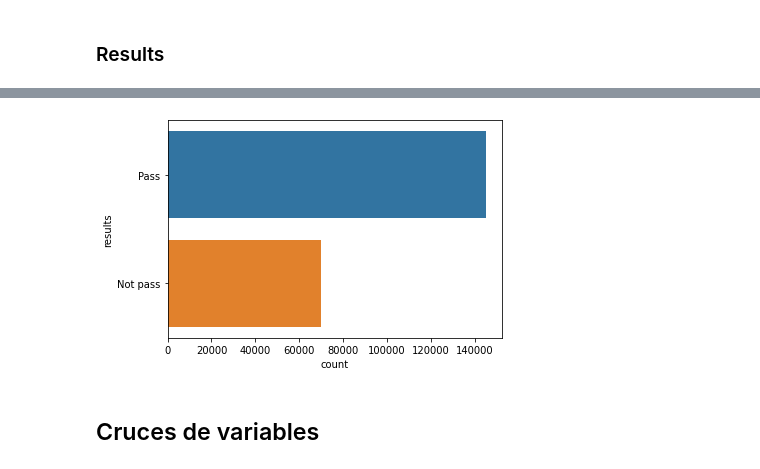
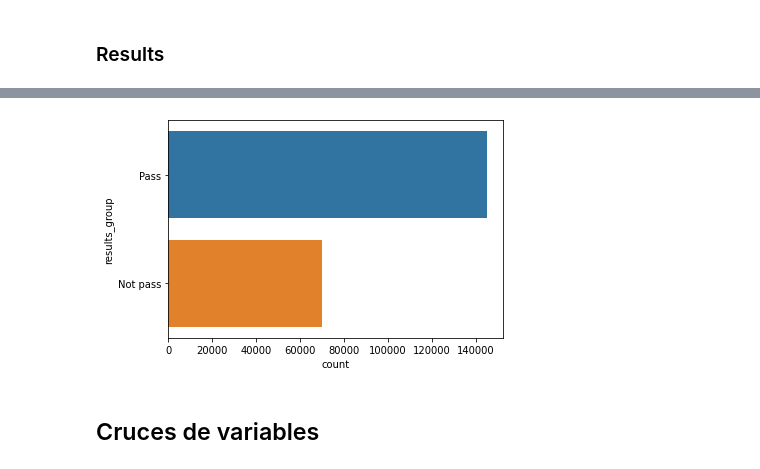
Before and after one commit to lechugaa/dpa-project, a Jupyter notebook: notebooks/EDA_MH.ipynb, the cells around one changed output, grey strips where cells are left out. Drawn from its saved outputs; the diff is of its cells as text; code cells hidden in the pictures.

```diff
--- a/notebooks/EDA_MH.ipynb
+++ b/notebooks/EDA_MH.ipynb
@@ -63,8 +63,8 @@ Name: violations, dtype: int64
 # Procesar results
 # %%
 dta.results.unique()
-
-dta['results'] = np.where(dta['results'].isin(['Pass','Pass w/ Conditions']) , 'Pass', 'Not pass' )
+results_order = dta.results.value_counts().index
+dta['results_group'] = np.where(dta['results'].isin(['Pass','Pass w/ Conditions']) , 'Pass', 'Not pass' )
 # %% [markdown]
 # Gráficas
 # %% [markdown]
@@ -104,8 +118,8 @@ ax = sns.countplot(data = dta, y = 'risk', order = risk_order)
 # %%
-results_order = dta.results.value_counts().index
-ax = sns.countplot(data = dta, y = 'results', order = results_order)
+results_group_order = dta.results_group.value_counts().index
+ax = sns.countplot(data = dta, y = 'results_group', order = results_group_order)
 # %% [output]
-[figure, old version]
+[figure, new version]
 # %% [markdown]
 ## Cruces de variables
 # %% [markdown]
```
Also changed, not shown: parts of 11 cells of this notebook.
